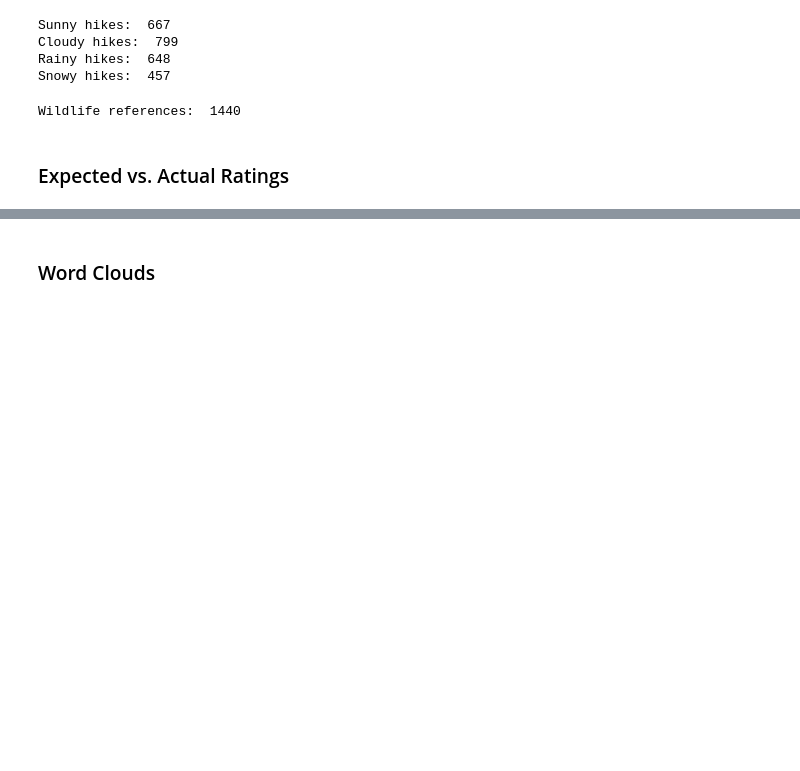
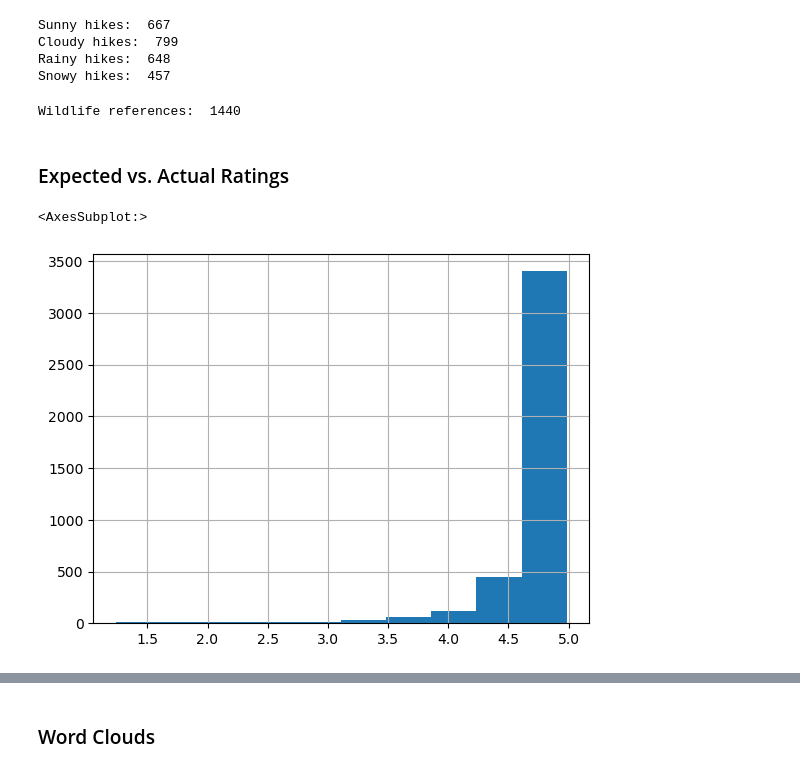
Before and after one commit to statzenthusiast921/hike_monitoring, a Jupyter notebook: scripts/More EDA on AllTrails 07.10.26.ipynb, the cells around one changed output, grey strips where cells are left out. Drawn from its saved outputs; the diff is of its cells as text; code cells hidden in the pictures; blank space fills up the shorter version.

```diff
--- a/scripts/More EDA on AllTrails 07.10.26.ipynb
+++ b/scripts/More EDA on AllTrails 07.10.26.ipynb
@@ -36,3 +41,13 @@ Wildlife references:  1440
 ### Expected vs. Actual Ratings
 # %%
 #Generate VADER sentiment vs. actual rating, calculate difference
+sid = SentimentIntensityAnalyzer()
+df['scores'] = df['review_text'].apply(lambda review_text: sid.polarity_scores(review_text))
+df['compound']  = df['scores'].apply(lambda score_dict: score_dict['compound'])
+df['comp_score'] = df['compound'].apply(lambda c: 'pos' if c >=0 else 'neg')
+
+df["expected_rating"] = df["compound"] * 2 + 3
+df['expected_rating'].hist()
+# %% [output]
+<AxesSubplot:>
+[figure, added]
```
Also changed, not shown: parts of 7 cells of this notebook.
